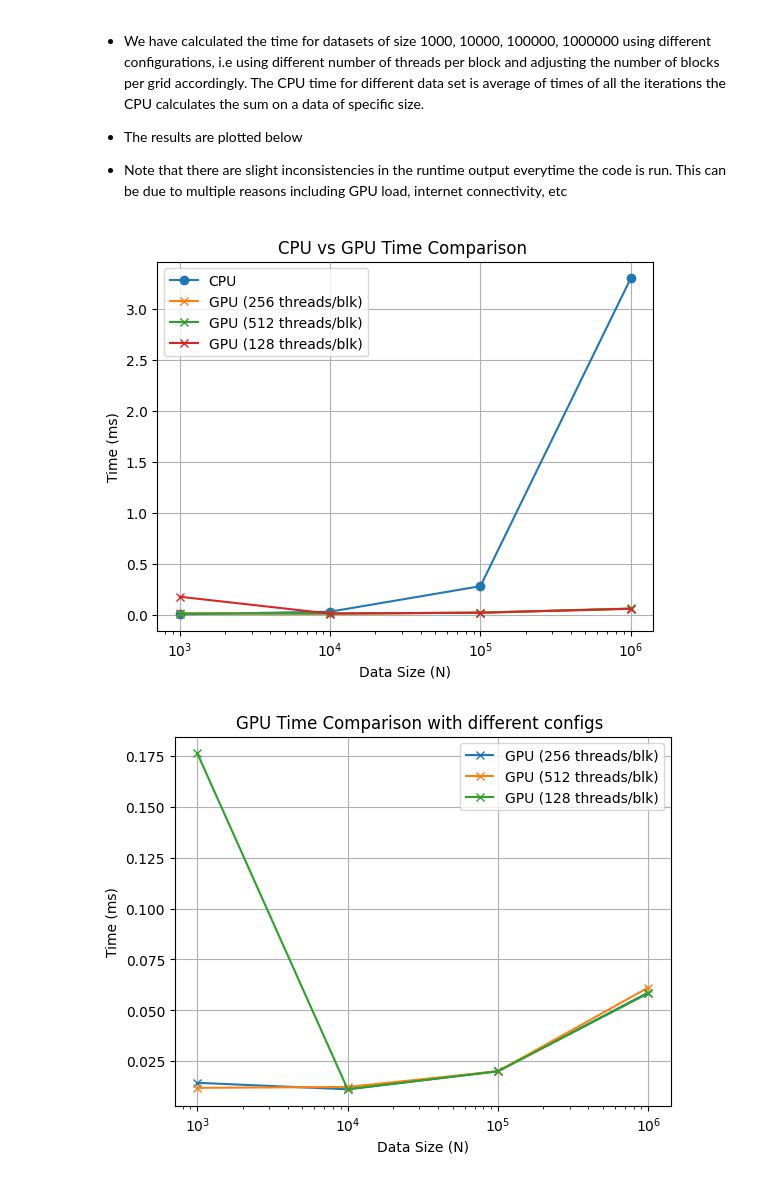
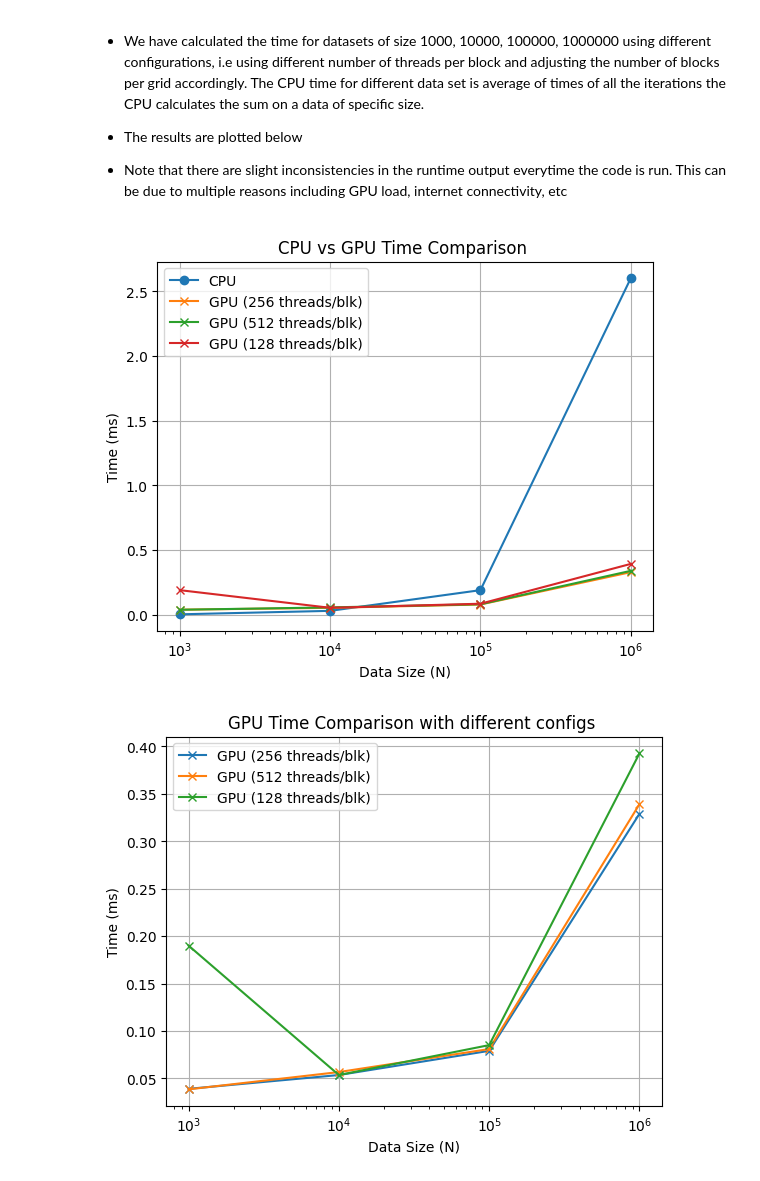
Before and after one commit to muhammadali74/My_CUDA_Repo, a Jupyter notebook: sn07590_Assgn1.ipynb, the cells around one changed output. Cells and saved outputs as stored; diff of their text form; code cells hidden in the pictures.

```diff
--- a/sn07590_Assgn1.ipynb
+++ b/sn07590_Assgn1.ipynb
@@ -382,10 +395,10 @@ import matplotlib.pyplot as plt
 
 
 N = [1000, 10000, 100000, 1000000] # dataset sizes
-cpu_times = [0.004, 0.03, 0.28, 3.3]  # CPU times in seconds
-gpu_times_128_threads = [0.176384, 0.011168, 0.019936, 0.058336]  # GPU times for 128 threads in seconds
-gpu_times_256_threads = [0.014304, 0.011104, 0.020064, 0.058688]  # GPU times for 256 threads in seconds
-gpu_times_512_threads = [0.011840, 0.012256 , 0.019968 , 0.061152] # GPU times for 512 threads in seconds
+cpu_times = [0.0032, 0.03, 0.19, 2.6]  # CPU times in seconds
+gpu_times_128_threads = [0.189984, 0.053504, 0.085056, 0.392768]  # GPU times for 128 threads in seconds
+gpu_times_256_threads = [0.038944, 0.053504, 0.079008, 0.329024]  # GPU times for 256 threads in seconds
+gpu_times_512_threads = [0.038432, 0.056640 , 0.080896 , 0.339168] # GPU times for 512 threads in seconds
 # logarithmic plot
 
 # comment out other plot lines if you want to view one
@@ -403,35 +416,35 @@ plt.plot(N, gpu_times_128_threads, label='GPU (128 threads/blk)', marker='x')
 plt.xlabel('Data Size (N)')
 plt.ylabel('Time (ms)')
 plt.xscale("log")
 plt.title('CPU vs GPU Time Comparison ')
 plt.legend()
 plt.grid(True)
 plt.show()
 
 
 
 # times (GPU only)
 
 # plt.plot(N, cpu_times, label='CPU', marker='o')
 
 # Plotting GPU times
 plt.plot(N, gpu_times_256_threads, label='GPU (256 threads/blk)', marker='x')
 
 plt.plot(N, gpu_times_512_threads, label='GPU (512 threads/blk)', marker='x')
 
 plt.plot(N, gpu_times_128_threads, label='GPU (128 threads/blk)', marker='x')
 
 
 plt.xlabel('Data Size (N)')
 plt.ylabel('Time (ms)')
 plt.xscale("log")
 plt.title('GPU Time Comparison with different configs ')
 plt.legend()
 plt.grid(True)
 plt.show()
 # %% [output]
-[figure, old version]
+[figure, new version]
-[figure, old version]
+[figure, new version]
 # %% [markdown]
 #### Observations
 
```
Also changed, not shown: parts of 7 cells of this notebook.
